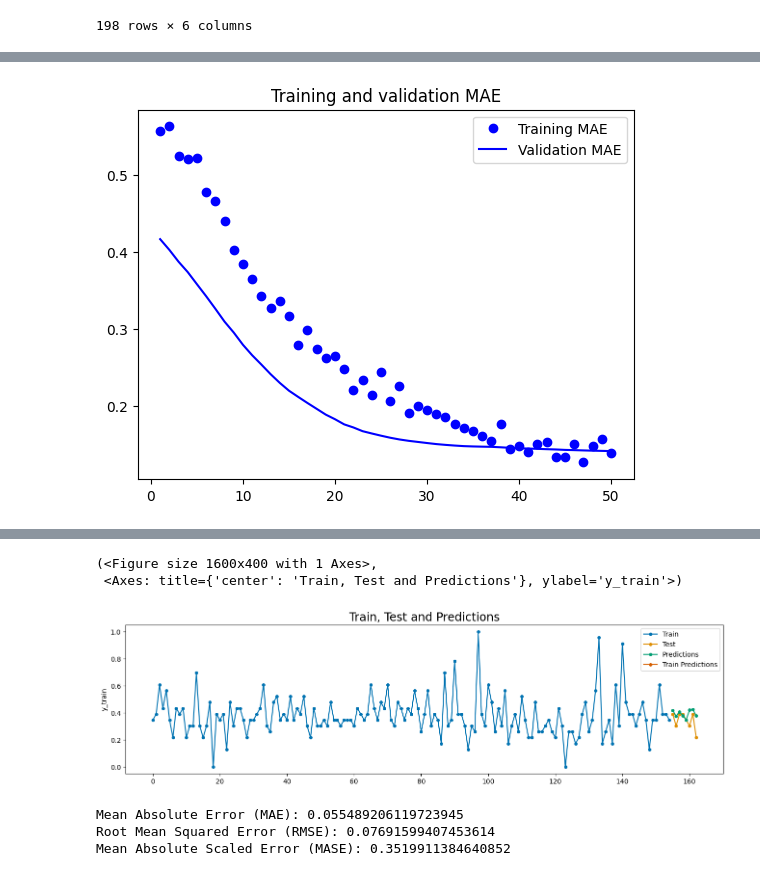
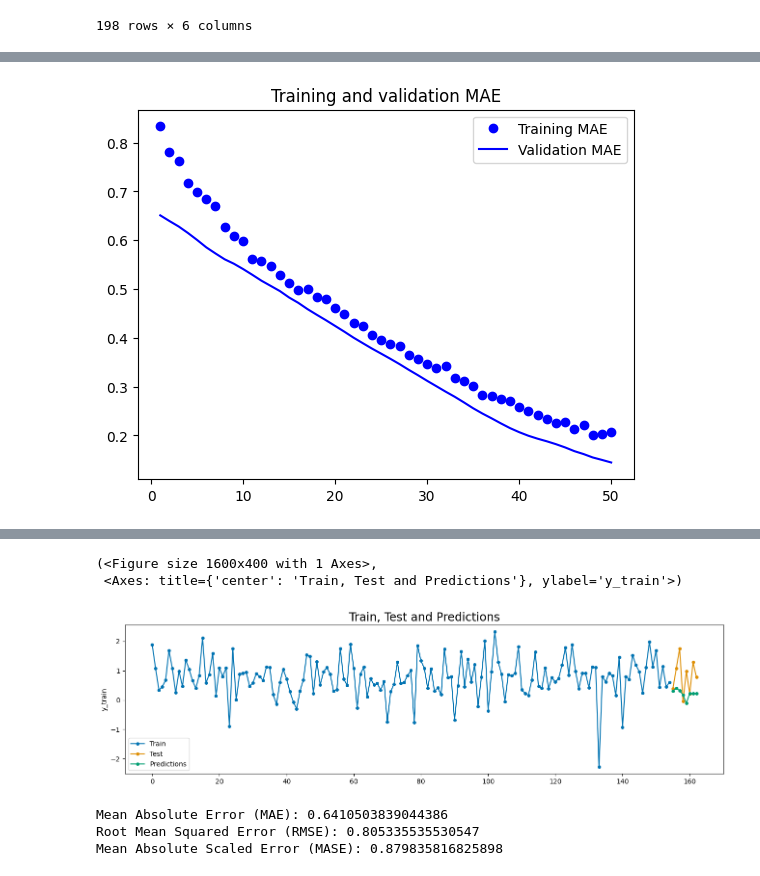
Before and after one commit to ramalhogs/Series_temporais_A2, a Jupyter notebook: 1d_conv.ipynb, the cells around one changed output, grey strips where cells are left out. Saved outputs shown, nothing was run; the diff lists cells and outputs as text; code cells hidden in the pictures.

```diff
--- a/1d_conv.ipynb
+++ b/1d_conv.ipynb
@@ -60,11 +60,11 @@ preprocessor = ColumnTransformer(
     transformers=[
         ('quarter', OneHotEncoder(drop='first', sparse_output=False), ['Quarter']),
         ('num', MinMaxScaler(), feature_columns),
-        # ('target', MinMaxScaler(), [target_column]),
+        ('target', MinMaxScaler(), [target_column]),
     ]
 )
 
-scaled_data = preprocessor.fit_transform(df[['Income', 'Production', 'Savings', 'Unemployment', "Quarter"]])
+scaled_data = preprocessor.fit_transform(df[['Income', 'Production', 'Savings', 'Unemployment', "Quarter", "Consumption"]])
 # scaled_data = np.concatenate([scaled_data, df['Quarter'].values.reshape(-1, 1)], axis=1)
 
 def create_sequences(data, target_idx, seq_length):
@@ -75,7 +75,6 @@ def create_sequences(data, target_idx, seq_length):
     return np.array(X), np.array(y)
 
 X, y = create_sequences(scaled_data, target_idx=-1, seq_length=sequence_length)
-
 
 X_train, X_temp, y_train, y_temp = train_test_split(X, y, test_size=test_size, random_state=42)
 X_val, X_test, y_val, y_test = train_test_split(X_temp, y_temp, test_size=val_size, random_state=42)
@@ -165,28 +164,31 @@ plt.title("Training and validation MAE")
 plt.legend()
 plt.show()
 # %% [output]
-[figure, old version]
+[figure, new version]
 # %%
 df_plot = pd.DataFrame()
 df_plot.index = range(len(y_train) + len(y_test))
 
 y_pred = model.predict(X_test)
+y_train_inverse = preprocessor["target"].inverse_transform(y_train.reshape(-1, 1)).flatten()
+y_test_inverse = preprocessor["target"].inverse_transform(y_test.reshape(-1, 1)).flatten()
+y_pred_inverse = preprocessor["target"].inverse_transform(y_pred.reshape(-1, 1)).flatten()
+
+
 
 df_plot["y_train"] = np.nan
 df_plot["y_test"] = np.nan
 df_plot["y_pred"] = np.nan
-df_plot["y_pred_train"] = np.nan
-df_plot.loc[:len(y_train)-1, "y_train"] = y_train
-df_plot.loc[len(y_train):, "y_test"] = y_test
-df_plot.loc[len(y_train):, "y_pred"] = y_pred
+df_plot.loc[:len(y_train)-1, "y_train"] = y_train_inverse
+df_plot.loc[len(y_train):, "y_test"] = y_test_inverse
+df_plot.loc[len(y_train):, "y_pred"] = y_pred_inverse
 
 
 plot_series(
     df_plot["y_train"],
     df_plot["y_test"],
     df_plot["y_pred"],
-    df_plot["y_pred_train"],
-    labels=["Train", "Test", "Predictions", "Train Predictions"],
+    labels=["Train", "Test", "Predictions"],
     title="Train, Test and Predictions",
 )
 # %% [output]
@@ -194,20 +196,20 @@ plot_series(
 (<Figure size 1600x400 with 1 Axes>,
  <Axes: title={'center': 'Train, Test and Predictions'}, ylabel='y_train'>)
-[figure, old version]
+[figure, new version]
 # %%
-mae = mean_absolute_error(y_test, df_plot.loc[len(y_train):, "y_pred"])
-rmse = np.sqrt(mean_squared_error(y_test, df_plot.loc[len(y_train):, "y_pred"]))
+mae = mean_absolute_error(y_test_inverse, df_plot.loc[len(y_train_inverse):, "y_pred"])
+rmse = np.sqrt(mean_squared_error(y_test_inverse, df_plot.loc[len(y_train_inverse):, "y_pred"]))
 
 # MASE
-naive_forecast = np.roll(y_train, 1)
-naive_forecast[0] = y_train[0]
-mae_naive = mean_absolute_error(y_train, naive_forecast)
+naive_forecast = np.roll(y_train_inverse, 1)
+naive_forecast[0] = y_train_inverse[0]
+mae_naive = mean_absolute_error(y_train_inverse, naive_forecast)
 mase = mae / mae_naive
 
 print(f"Mean Absolute Error (MAE): {mae}")
 print(f"Root Mean Squared Error (RMSE): {rmse}")
 print(f"Mean Absolute Scaled Error (MASE): {mase}")
 # %% [output]
-Mean Absolute Error (MAE): 0.055489206119723945
-Root Mean Squared Error (RMSE): 0.07691599407453614
-Mean Absolute Scaled Error (MASE): 0.3519911384640852
+Mean Absolute Error (MAE): 0.6410503839044386
+Root Mean Squared Error (RMSE): 0.805335535530547
+Mean Absolute Scaled Error (MASE): 0.879835816825898
```
Also changed, not shown: parts of 4 cells of this notebook.
